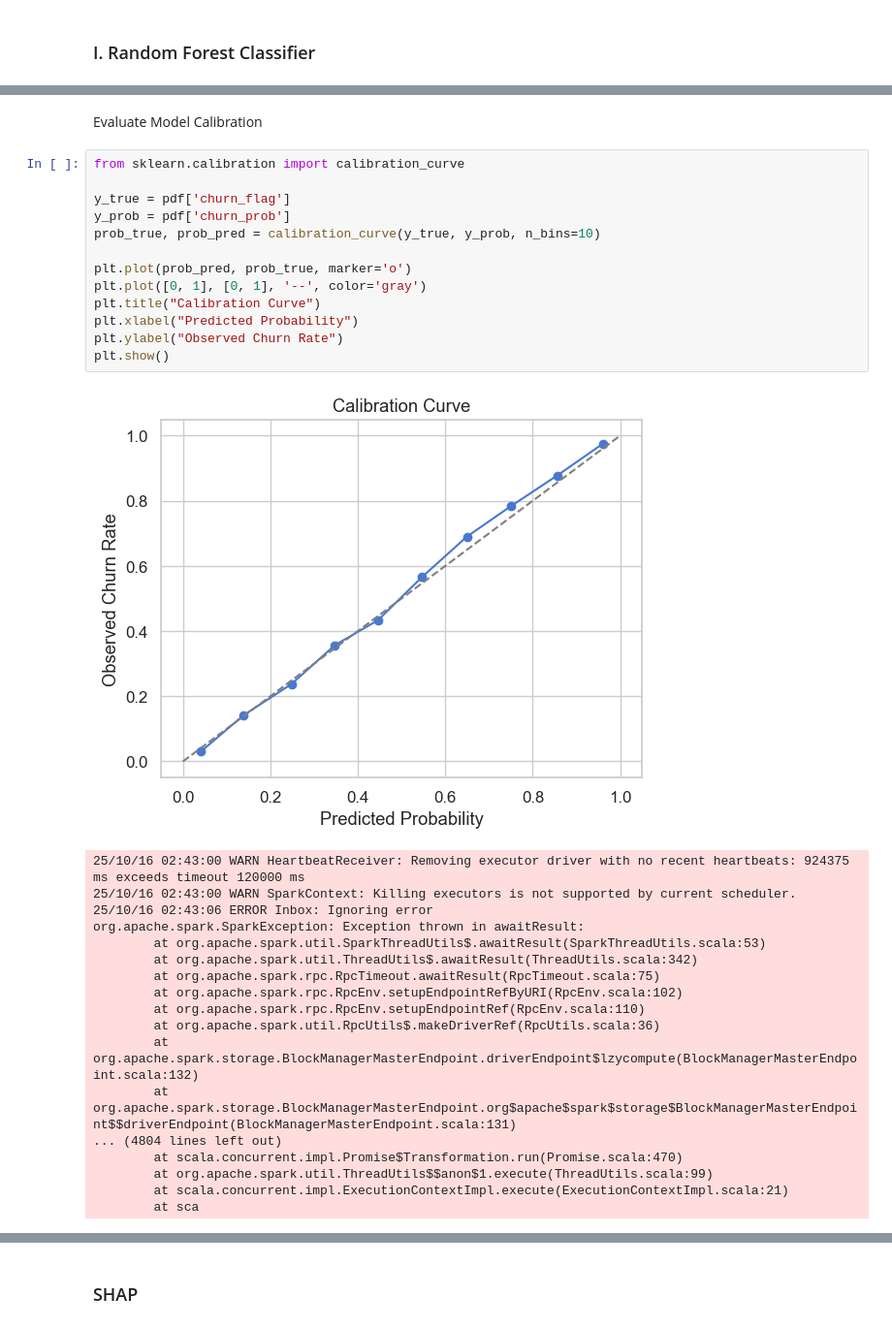
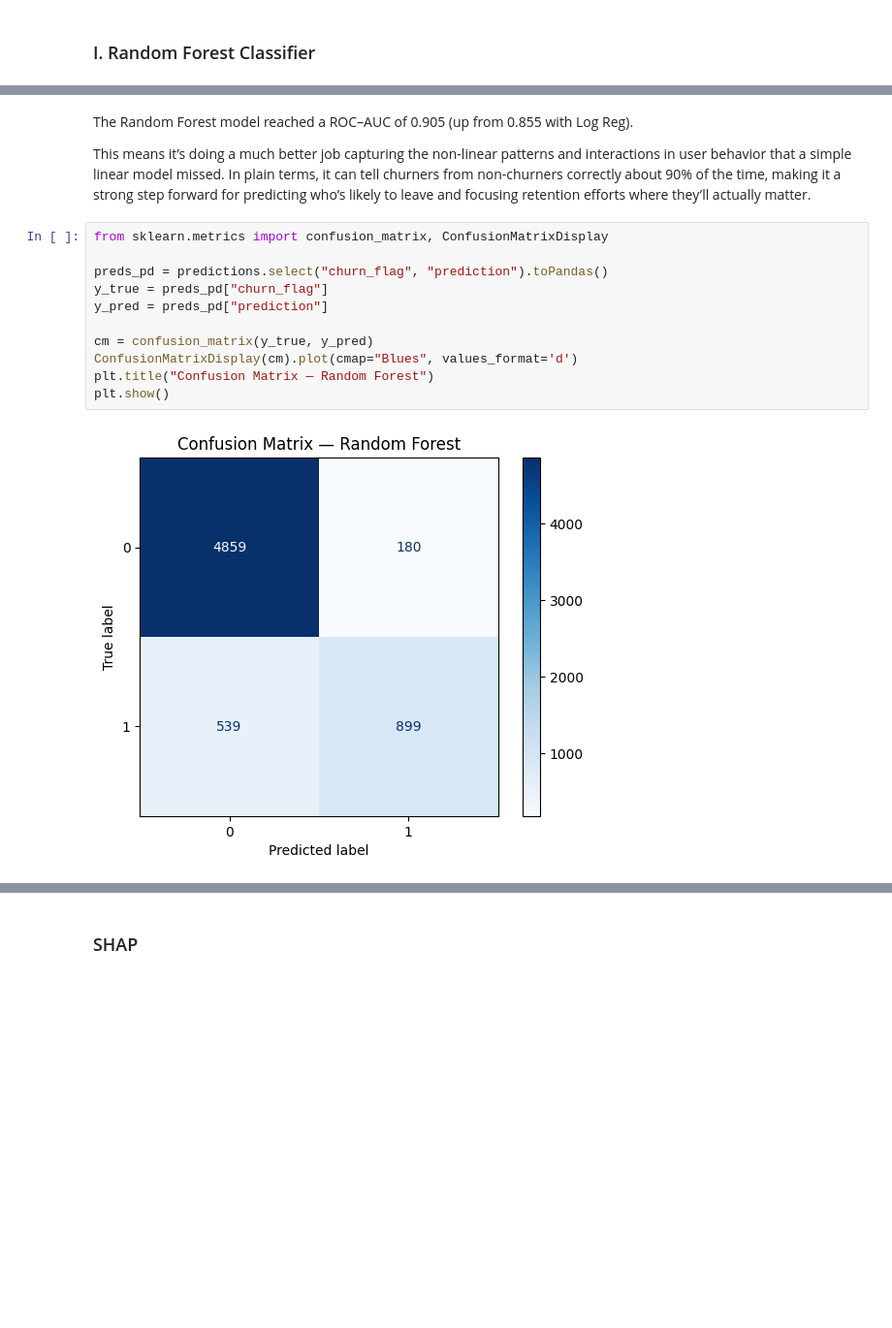
Before and after one commit to ZlataSparrow/Churn_Risk_Classification, a Jupyter notebook: notebook/04_Random_Forest_&_XGBoost.ipynb, the cells around one changed output, grey strips where cells are left out. Shown at 97% size. Cells and saved outputs as stored; diff of their text form; blank space fills up the shorter version.

```diff
--- a/notebook/04_Random_Forest_&_XGBoost.ipynb
+++ b/notebook/04_Random_Forest_&_XGBoost.ipynb
@@ -320,34 +102,17 @@ Passing `palette` without assigning `hue` is deprecated and will be removed in v
-# %% [markdown]
- Evaluate Model Calibration
-# %%
-from sklearn.calibration import calibration_curve
-
-y_true = pdf['churn_flag']
-y_prob = pdf['churn_prob']
-prob_true, prob_pred = calibration_curve(y_true, y_prob, n_bins=10)
-
-plt.plot(prob_pred, prob_true, marker='o')
-plt.plot([0, 1], [0, 1], '--', color='gray')
-plt.title("Calibration Curve")
-plt.xlabel("Predicted Probability")
-plt.ylabel("Observed Churn Rate")
-plt.show()
-# %% [output]
-[figure, removed]
-25/10/16 02:43:00 WARN HeartbeatReceiver: Removing executor driver with no recent heartbeats: 924375 ms exceeds timeout 120000 ms
-25/10/16 02:43:00 WARN SparkContext: Killing executors is not supported by current scheduler.
-25/10/16 02:43:06 ERROR Inbox: Ignoring error
-org.apache.spark.SparkException: Exception thrown in awaitResult:
-        at org.apache.spark.util.SparkThreadUtils$.awaitResult(SparkThreadUtils.scala:53)
-        at org.apache.spark.util.ThreadUtils$.awaitResult(ThreadUtils.scala:342)
-        at org.apache.spark.rpc.RpcTimeout.awaitResult(RpcTimeout.scala:75)
-        at org.apache.spark.rpc.RpcEnv.setupEndpointRefByURI(RpcEnv.scala:102)
-        at org.apache.spark.rpc.RpcEnv.setupEndpointRef(RpcEnv.scala:110)
-        at org.apache.spark.util.RpcUtils$.makeDriverRef(RpcUtils.scala:36)
-        at org.apache.spark.storage.BlockManagerMasterEndpoint.driverEndpoint$lzycompute(BlockManagerMasterEndpoint.scala:132)
-        at org.apache.spark.storage.BlockManagerMasterEndpoint.org$apache$spark$storage$BlockManagerMasterEndpoint$$driverEndpoint(BlockManagerMasterEndpoint.scala:131)
-... (4804 lines left out)
-        at scala.concurrent.impl.Promise$Transformation.run(Promise.scala:470)
-        at org.apache.spark.util.ThreadUtils$$anon$1.execute(ThreadUtils.scala:99)
-        at scala.concurrent.impl.ExecutionContextImpl.execute(ExecutionContextImpl.scala:21)
-        at sca
+# %% [markdown]
+The Random Forest model reached a ROC–AUC of 0.905 (up from 0.855 with Log Reg).
+
+This means it’s doing a much better job capturing the non-linear patterns and interactions in user behavior that a simple linear model missed. In plain terms, it can tell churners from non-churners correctly about 90% of the time, making it a strong step forward for predicting who’s likely to leave and focusing retention efforts where they’ll actually matter.
+# %%
+from sklearn.metrics import confusion_matrix, ConfusionMatrixDisplay
+
+preds_pd = predictions.select("churn_flag", "prediction").toPandas()
+y_true = preds_pd["churn_flag"]
+y_pred = preds_pd["prediction"]
+
+cm = confusion_matrix(y_true, y_pred)
+ConfusionMatrixDisplay(cm).plot(cmap="Blues", values_format='d')
+plt.title("Confusion Matrix — Random Forest")
+plt.show()
+# %% [output]
+[figure, added]
```
Also changed, not shown: parts of 26 cells of this notebook.
